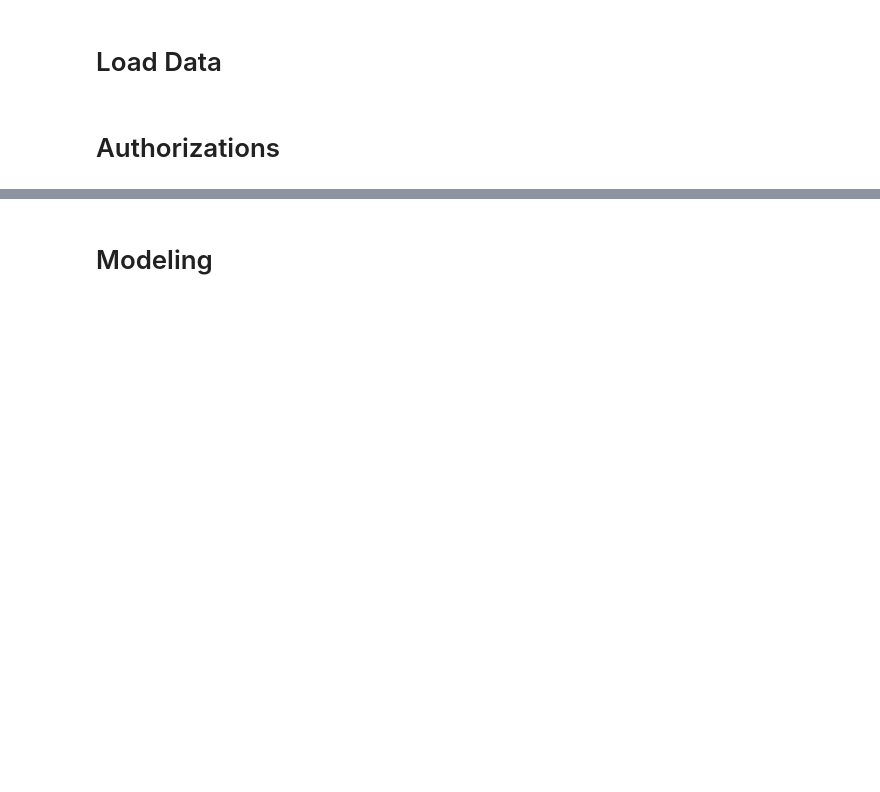
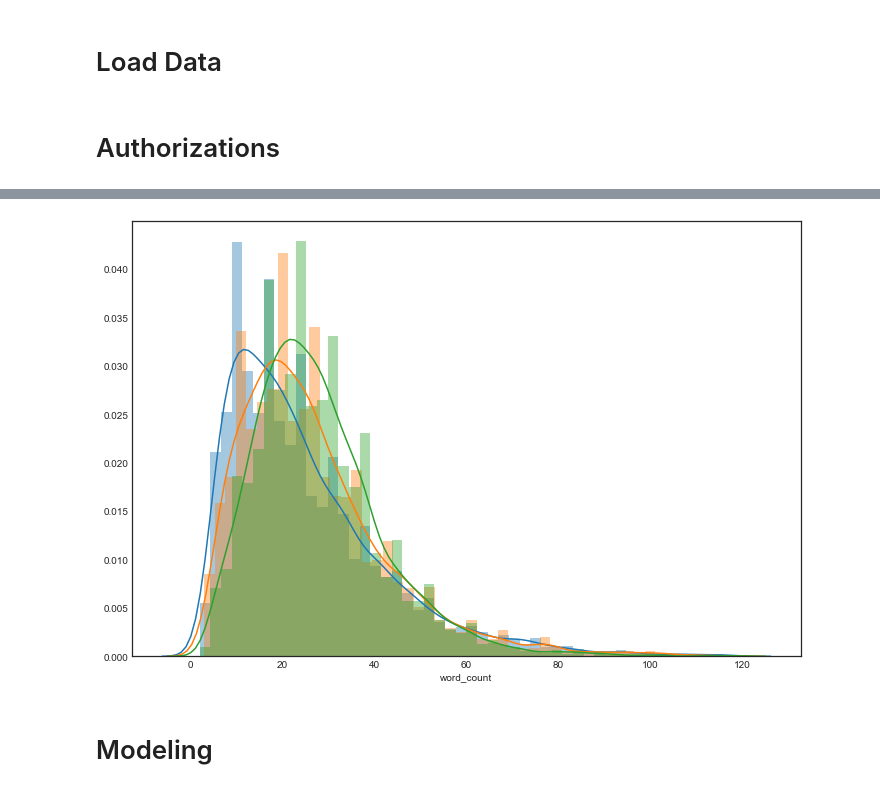
Before and after one commit to cfergusonlee/spooky_author_id, a Jupyter notebook: index.ipynb, the cells around one changed output, grey strips where cells are left out. Drawn from its saved outputs; the diff is of its cells as text; code cells hidden in the pictures; blank space fills up the shorter version.

```diff
--- a/index.ipynb
+++ b/index.ipynb
@@ -70,3 +104,19 @@ Histograms of word counts
+# %%
+sns.distplot(
+    train_df[(train_df.author=='EAP') & (train_df.word_count<120)].word_count,
+    color=colors[0]
+)
+sns.distplot(
+    train_df[(train_df.author=='MWS') & (train_df.word_count<120)].word_count,
+    color=colors[1]
+)
+sns.distplot(
+    train_df[(train_df.author=='HPL') & (train_df.word_count<120)].word_count,
+    color=colors[2]
+)
+plt.show()
+# %% [output]
+[figure, added]
 # %% [markdown]
 # Modeling
 # %% [markdown]
```
Also changed, not shown: parts of 11 cells of this notebook.
